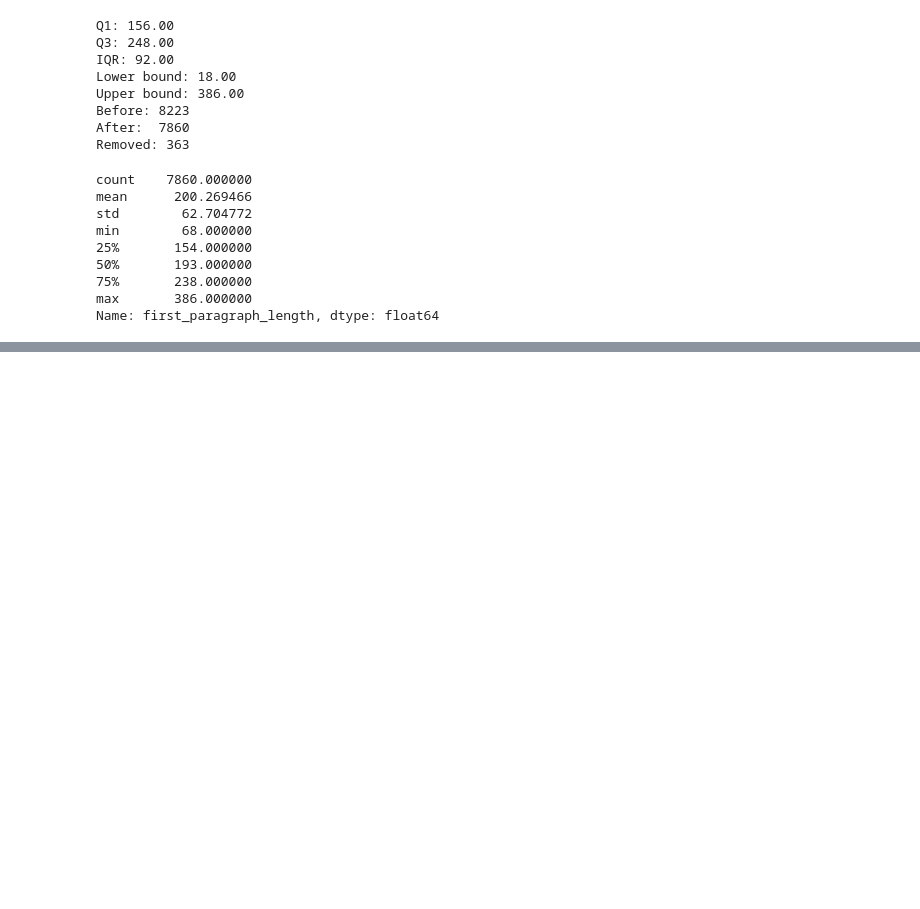
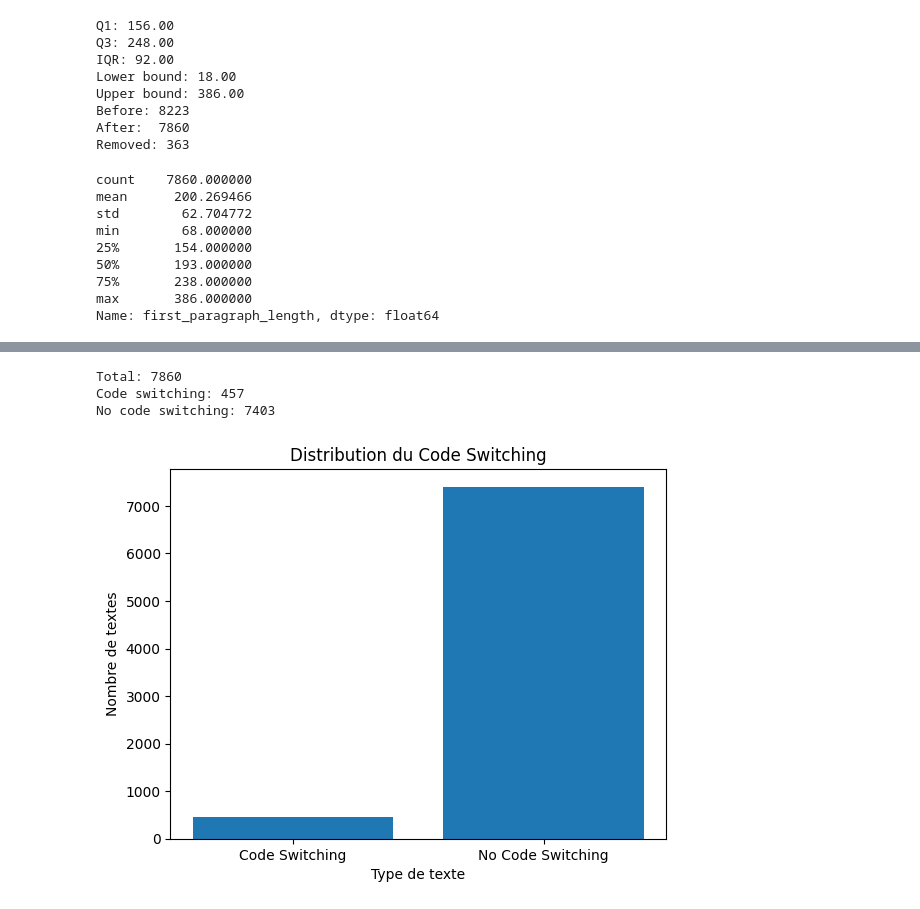
Before and after one commit to oafidi/ContextualQA, a Jupyter notebook: preprocessing.ipynb, the cells around one changed output, grey strips where cells are left out. Drawn from its saved outputs; the diff is of its cells as text; code cells hidden in the pictures; blank space fills up the shorter version.

Commit message:
code switching

```diff
--- a/preprocessing.ipynb
+++ b/preprocessing.ipynb
@@ -222,6 +242,11 @@ ________________________________________________________________________________
 صادق مجلس الحكومة، اليوم الخميس، على مقترحات تعيِين في مناصبَ عليا طبقا للفصل 92 من الدستور.
 _____________________________________________________________________________________________________________________________________________________
 علمت “گود” من مصدر مطلع، بلي هاد الصباح الاثنين 16 يونيو 2025، كان اجتماع مهم بو
+# %%
+def detect_code_switching(text):
+    has_arabic = re.search(r'[\u0600-\u06FF]', text)  # caractères arabes
+    has_latin = re.search(r'[a-zA-Z]', text)         # lettres latines
+    return bool(has_arabic and has_latin)
 # %%
 def extract_patterns_global(df, column="first_paragraph"):
     PATTERNS = {
@@ -240,18 +265,31 @@ def extract_patterns_global(df, column="first_paragraph"):
         "phone_numbers":      r'(?:\+212|0)[5-7]\d{8}',
         "extra_spaces":       r' {2,}',
         "newlines":           r'\n+',
+        "repeated_chars":     r'(.)\1{2,}'
     }
 
     features = {name: set() for name in PATTERNS}
+    features["code_switching"] = set()
 
     for text in df[column].dropna():
         for name, pattern in PATTERNS.items():
-            matches = re.findall(pattern, str(text), flags=re.IGNORECASE)
-            features[name].update(matches)  # update() adds each element individually
+
+            if name == "repeated_chars":
+                matches = [m.group() for m in re.finditer(pattern, str(text), flags=re.IGNORECASE)]
+            else:
+                matches = re.findall(pattern, str(text), flags=re.IGNORECASE)
+
+            features[name].update(matches)
+
+        if detect_code_switching(text):
+            features["code_switching"].add(text)
 
     return features
 
+
 features = extract_patterns_global(df)
+
 for key, values in features.items():
-    print(f"{key}: {len(values)} found → {values}")
+    print(f"\n{key}: {len(values)} found")
+    print(values)
 # %% [output]
@@ -273,3 +313,29 @@ newlines: 0 found → set()
+# %%
+total_texts = len(df["first_paragraph"].dropna())
+code_switching_count = len(features["code_switching"])
+no_code_switching = total_texts - code_switching_count
+
+print("Total:", total_texts)
+print("Code switching:", code_switching_count)
+print("No code switching:", no_code_switching)
+# %% [output]
+Total: 7860
+Code switching: 457
+No code switching: 7403
+# %%
+labels = ["Code Switching", "No Code Switching"]
+values = [code_switching_count, no_code_switching]
+
+plt.figure()
+plt.bar(labels, values)
+
+plt.title("Distribution du Code Switching")
+plt.xlabel("Type de texte")
+plt.ylabel("Nombre de textes")
+
+plt.show()
+# %% [output]
+[figure, added]
 # %%
 def clean_darija_text(text):
     text = str(text)
```
Also changed, not shown: parts of 7 cells of this notebook.
